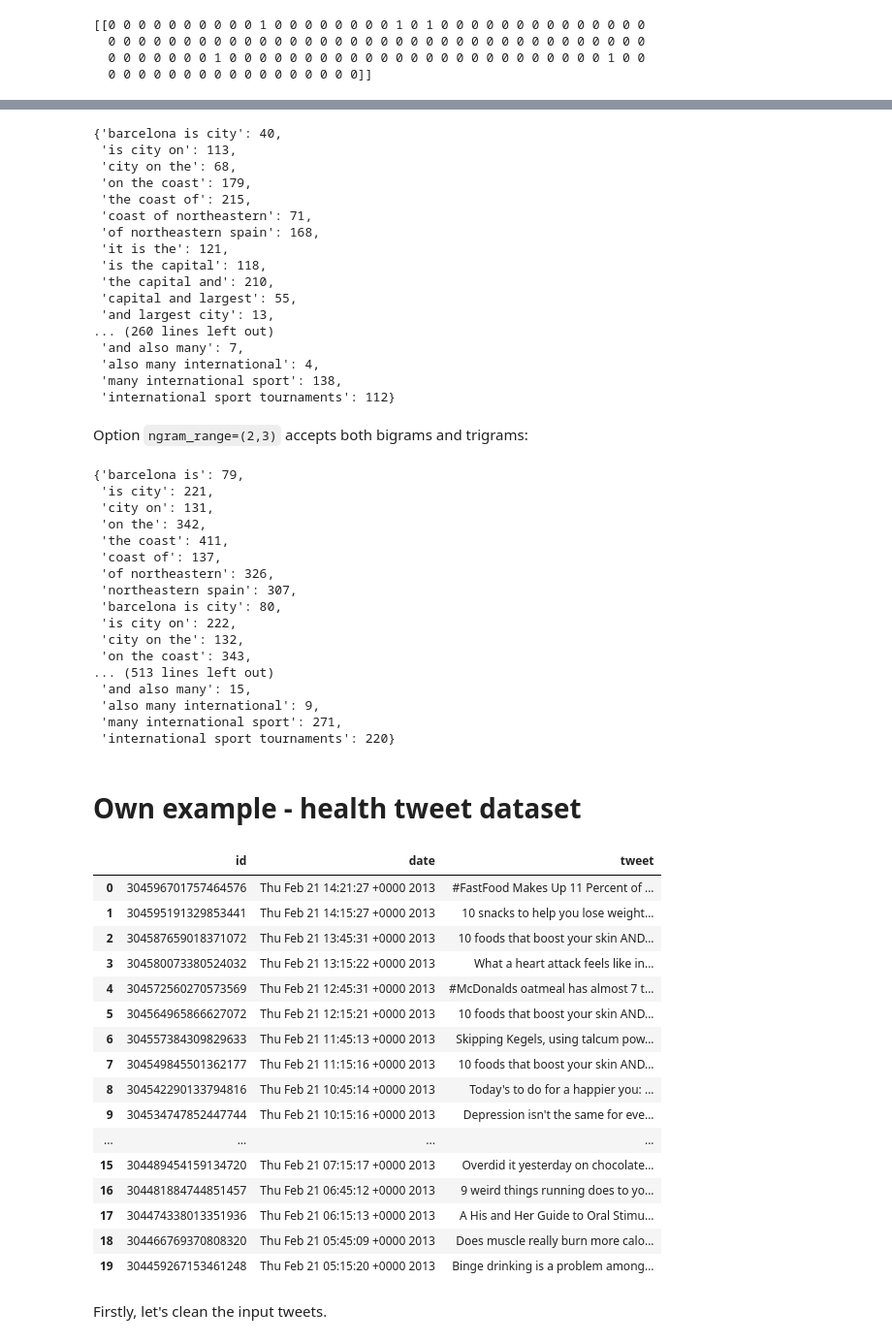
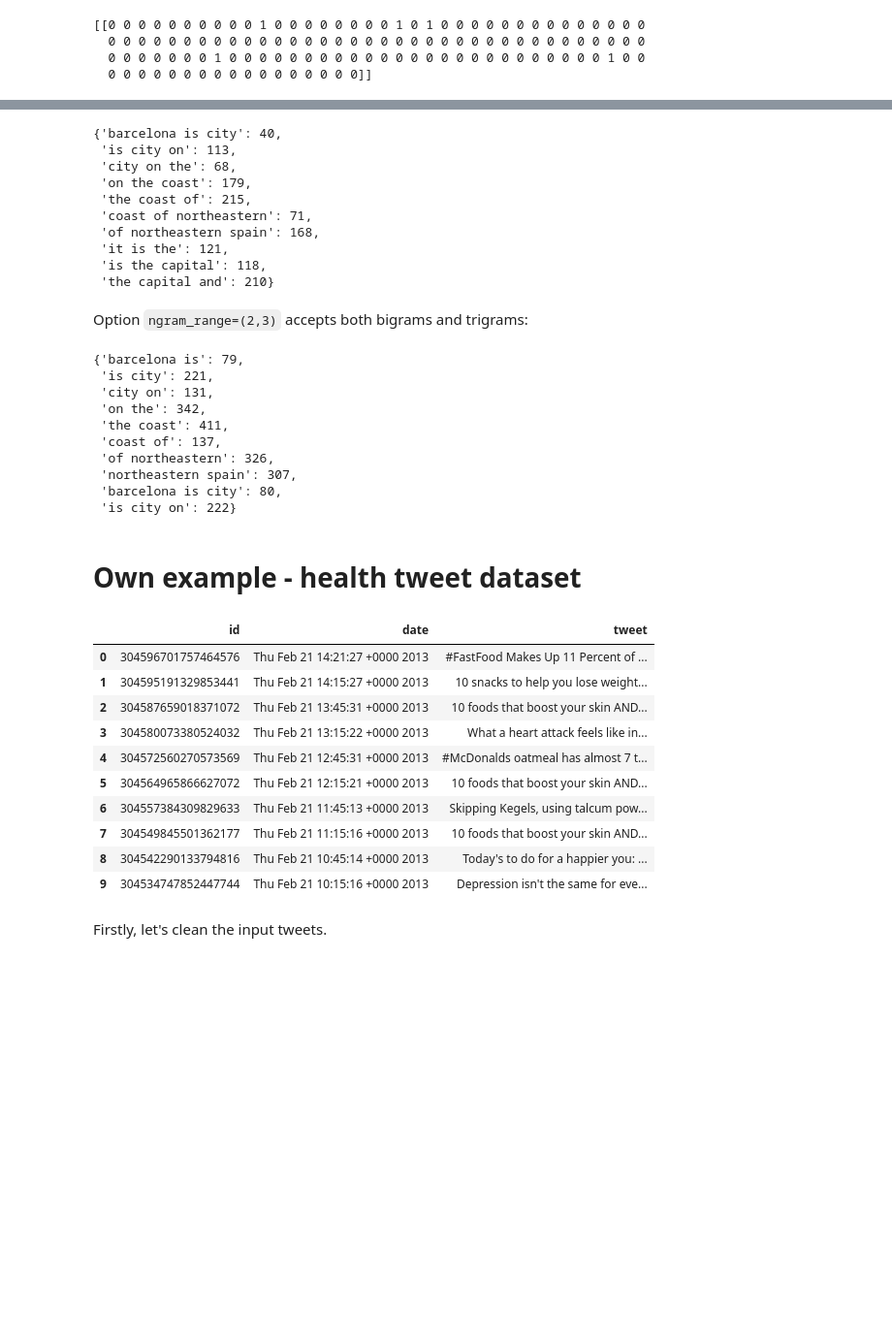
Before and after one commit to joannakijewska/NLP-project-OCR-NLTK, a Jupyter notebook: Natural_Language_Processing.ipynb, the cells around one changed output, grey strips where cells are left out. Shown at 97% size. Saved outputs shown, nothing was run; the diff lists cells and outputs as text; code cells hidden in the pictures; blank space fills up the shorter version.

```diff
--- a/Natural_Language_Processing.ipynb
+++ b/Natural_Language_Processing.ipynb
@@ -399,7 +378,8 @@ If we would like to explore trigrams (sets of three words):
 # %%
 cv = CountVectorizer(binary = True, ngram_range=(3,3))
 X = cv.fit_transform(corpus)
-cv.vocabulary_
+
+dict(list(cv.vocabulary_.items())[0: 10])
 # %% [output]
 {'barcelona is city': 40,
  'is city on': 113,
@@ -410,20 +390,14 @@ cv.vocabulary_
  'of northeastern spain': 168,
  'it is the': 121,
  'is the capital': 118,
- 'the capital and': 210,
- 'capital and largest': 55,
- 'and largest city': 13,
-... (260 lines left out)
- 'and also many': 7,
- 'also many international': 4,
- 'many international sport': 138,
- 'international sport tournaments': 112}
+ 'the capital and': 210}
 # %% [markdown]
 Option `ngram_range=(2,3)` accepts both bigrams and trigrams:
 # %%
 cv = CountVectorizer(binary = True, ngram_range=(2,3))
 X = cv.fit_transform(corpus)
-cv.vocabulary_
+
+dict(list(cv.vocabulary_.items())[0: 10])
 # %% [output]
 {'barcelona is': 79,
  'is city': 221,
@@ -434,39 +408,26 @@ cv.vocabulary_
  'of northeastern': 326,
  'northeastern spain': 307,
  'barcelona is city': 80,
- 'is city on': 222,
- 'city on the': 132,
- 'on the coast': 343,
-... (513 lines left out)
- 'and also many': 15,
- 'also many international': 9,
- 'many international sport': 271,
- 'international sport tournaments': 220}
+ 'is city on': 222}
 # %% [markdown]
 # Own example - health tweet dataset
 # %%
 pd.set_option('max_colwidth', -1)
 # %%
 sample = pd.read_csv('data/everydayhealth.txt', sep = '|', names=['id','date','tweet'], encoding='utf-8')
-sample.head(20)
+sample.head(10)
 # %% [output]
 |  | id | date | tweet |
 | 0 | 304596701757464576 | Thu Feb 21 14:21:27 +0000 2013 | #FastFood Makes Up 11 Percent of ... |
 | 1 | 304595191329853441 | Thu Feb 21 14:15:27 +0000 2013 | 10 snacks to help you lose weight... |
 | 2 | 304587659018371072 | Thu Feb 21 13:45:31 +0000 2013 | 10 foods that boost your skin AND... |
 | 3 | 304580073380524032 | Thu Feb 21 13:15:22 +0000 2013 | What a heart attack feels like in... |
 | 4 | 304572560270573569 | Thu Feb 21 12:45:31 +0000 2013 | #McDonalds oatmeal has almost 7 t... |
 | 5 | 304564965866627072 | Thu Feb 21 12:15:21 +0000 2013 | 10 foods that boost your skin AND... |
 | 6 | 304557384309829633 | Thu Feb 21 11:45:13 +0000 2013 | Skipping Kegels, using talcum pow... |
 | 7 | 304549845501362177 | Thu Feb 21 11:15:16 +0000 2013 | 10 foods that boost your skin AND... |
 | 8 | 304542290133794816 | Thu Feb 21 10:45:14 +0000 2013 | Today's to do for a happier you: ... |
 | 9 | 304534747852447744 | Thu Feb 21 10:15:16 +0000 2013 | Depression isn't the same for eve... |
-| ... | ... | ... | ... |
-| 15 | 304489454159134720 | Thu Feb 21 07:15:17 +0000 2013 | Overdid it yesterday on chocolate... |
-| 16 | 304481884744851457 | Thu Feb 21 06:45:12 +0000 2013 | 9 weird things running does to yo... |
-| 17 | 304474338013351936 | Thu Feb 21 06:15:13 +0000 2013 | A His and Her Guide to Oral Stimu... |
-| 18 | 304466769370808320 | Thu Feb 21 05:45:09 +0000 2013 | Does muscle really burn more calo... |
-| 19 | 304459267153461248 | Thu Feb 21 05:15:20 +0000 2013 | Binge drinking is a problem among... |
 # %% [markdown]
 Firstly, let's clean the input tweets.
 # %%
```
Also changed, not shown: parts of 12 cells of this notebook.
